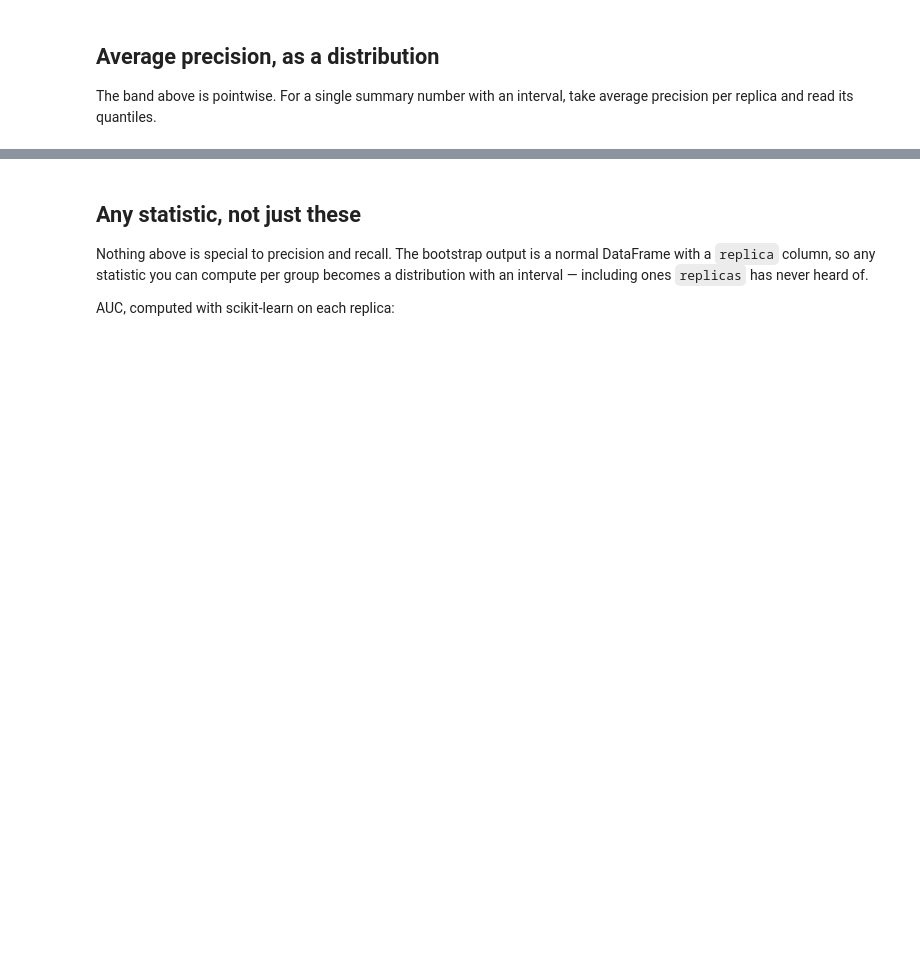
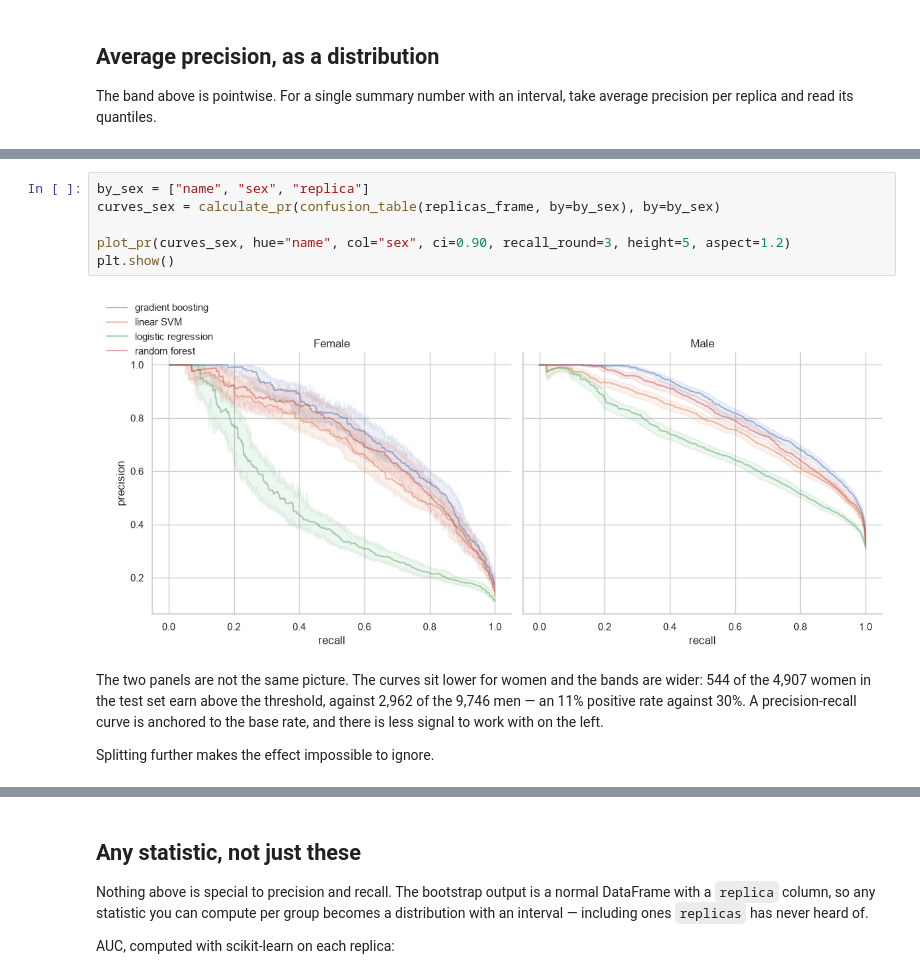
Before and after one commit to hamed/replicas, a Jupyter notebook: examples/census_income.ipynb, the cells around one changed output, grey strips where cells are left out. Drawn from its saved outputs; the diff is of its cells as text; blank space fills up the shorter version.

```diff
--- a/examples/census_income.ipynb
+++ b/examples/census_income.ipynb
@@ -294,0 +366,16 @@ plt.show()
+# %%
+by_sex = ["name", "sex", "replica"]
+curves_sex = calculate_pr(confusion_table(replicas_frame, by=by_sex), by=by_sex)
+
+plot_pr(curves_sex, hue="name", col="sex", ci=0.90, recall_round=3, height=5, aspect=1.2)
+plt.show()
+# %% [output]
+[figure, added]
+# %% [markdown]
+The two panels are not the same picture. The curves sit lower for women and
+the bands are wider: 544 of the 4,907 women in the test set earn above the
+threshold, against 2,962 of the 9,746 men — an 11% positive rate against 30%.
+A precision-recall curve is anchored to the base rate, and there is less signal
+to work with on the left.
+
+Splitting further makes the effect impossible to ignore.
```
Also changed, not shown: parts of 39 cells of this notebook, 2 other files.
